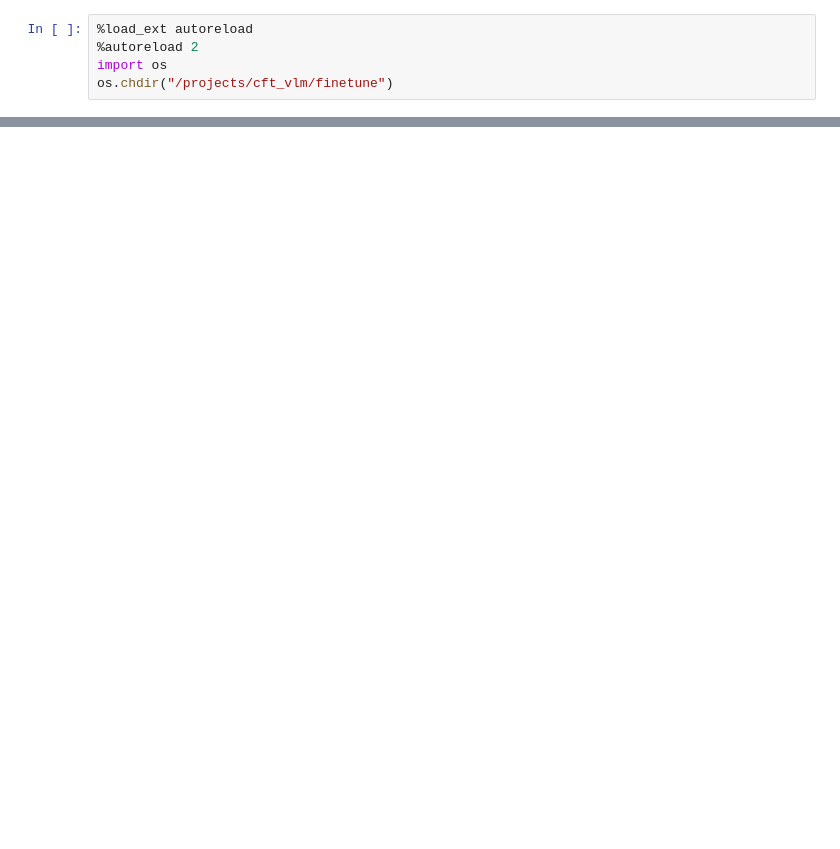
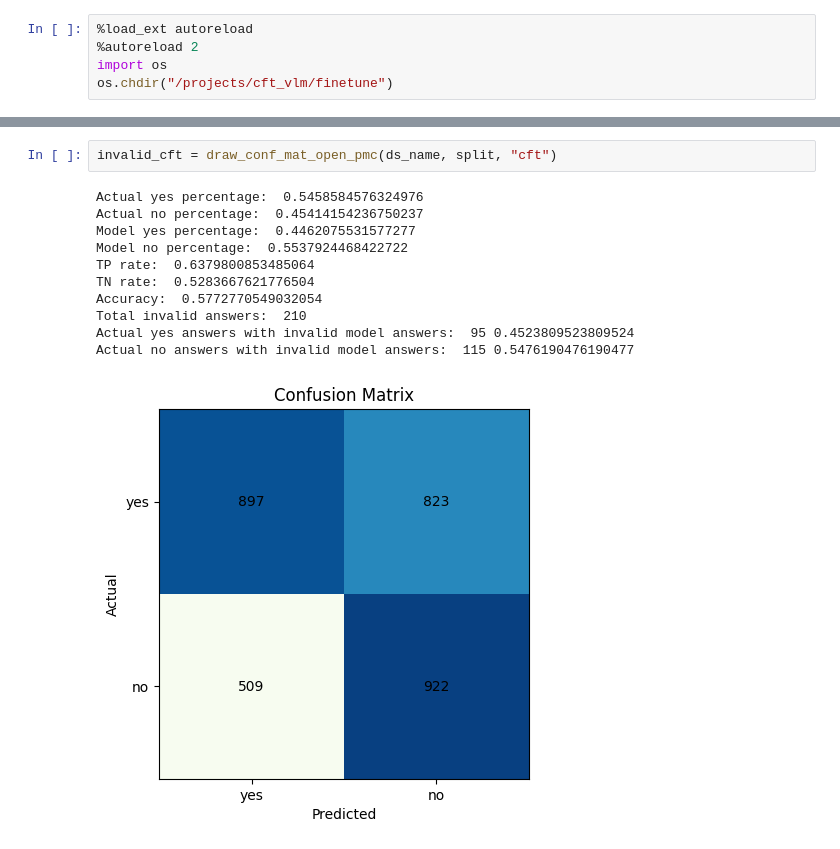
Before and after one commit to WithComment/finetune, a Jupyter notebook: qwenvl/eval.ipynb, the cells around one changed output, grey strips where cells are left out. Saved outputs shown, nothing was run; the diff lists cells and outputs as text; blank space fills up the shorter version.

```diff
--- a/qwenvl/eval.ipynb
+++ b/qwenvl/eval.ipynb
@@ -118,0 +139,14 @@ Total invalid answers:  105
+# %%
+invalid_cft = draw_conf_mat_open_pmc(ds_name, split, "cft")
+# %% [output]
+Actual yes percentage:  0.5458584576324976
+Actual no percentage:  0.45414154236750237
+Model yes percentage:  0.4462075531577277
+Model no percentage:  0.5537924468422722
+TP rate:  0.6379800853485064
+TN rate:  0.5283667621776504
+Accuracy:  0.5772770549032054
+Total invalid answers:  210
+Actual yes answers with invalid model answers:  95 0.4523809523809524
+Actual no answers with invalid model answers:  115 0.5476190476190477
+[figure, added]
```
Also changed, not shown: parts of 11 cells of this notebook.
